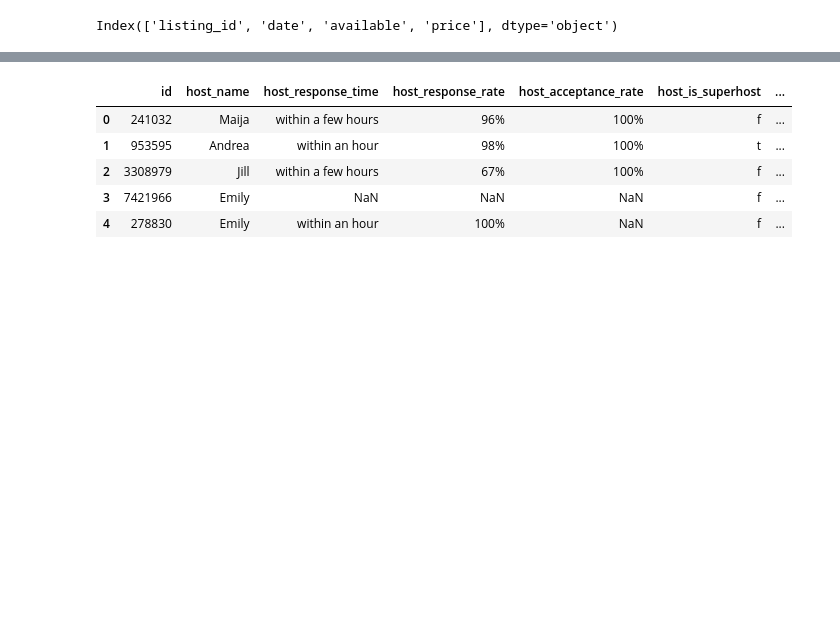
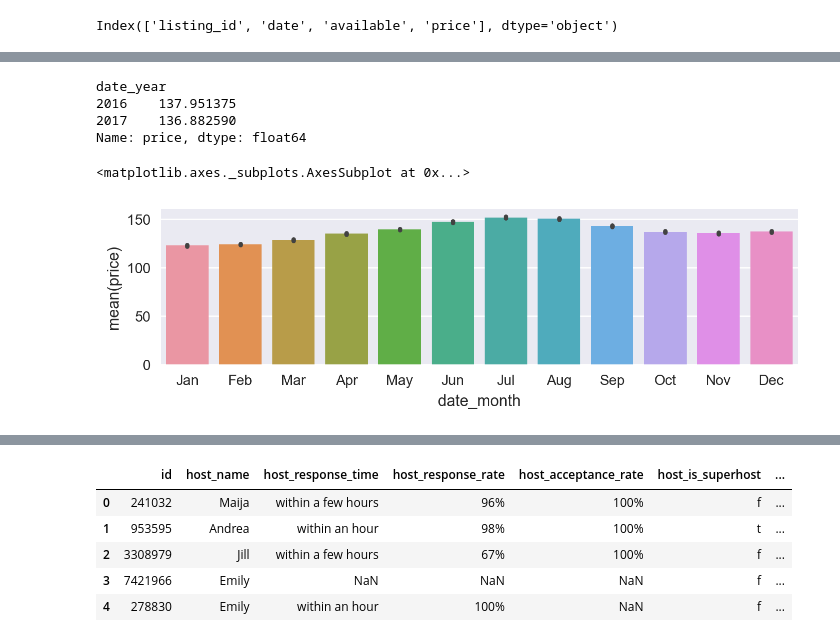
Before and after one commit to vektirgroup/Udacity_Project_1, a Jupyter notebook: Tyler Hunt - Project 1.ipynb, the cells around one changed output, grey strips where cells are left out. Saved outputs shown, nothing was run; the diff lists cells and outputs as text; code cells hidden in the pictures; blank space fills up the shorter version.

```diff
--- a/Tyler Hunt - Project 1.ipynb
+++ b/Tyler Hunt - Project 1.ipynb
@@ -93,0 +212,17 @@ df_calendar.sample(5)
+# %%
+# List the price data grouped by month
+df_calendar.groupby(by='date_year').mean()['price']
+# %% [output]
+date_year
+2016    137.951375
+2017    136.882590
+Name: price, dtype: float64
+# %%
+# Visualize data
+plt.figure(figsize=(8,2), dpi=(200))
+x = df_calendar['date_month']
+y = df_calendar['price']
+sns.barplot(x=x,y=y)
+# %% [output]
+<matplotlib.axes._subplots.AxesSubplot at 0x...>
+[figure, added]
```
Also changed, not shown: parts of 20 cells of this notebook.
